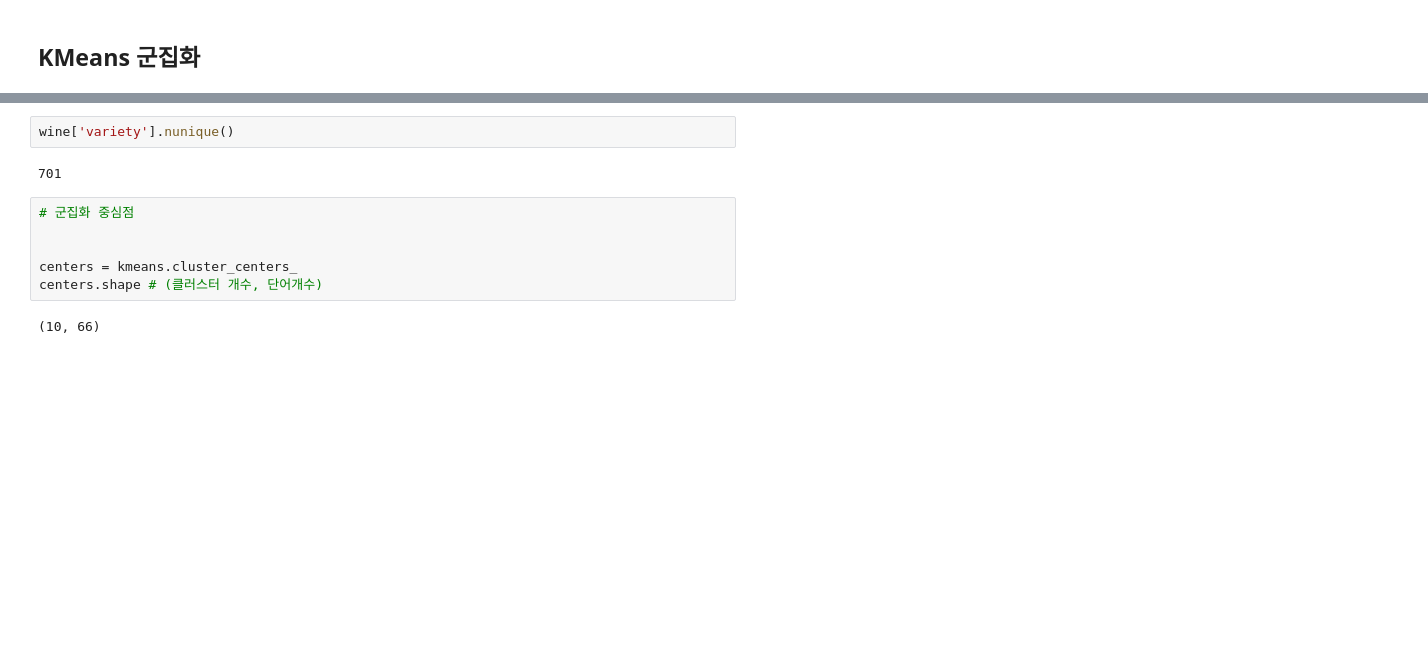
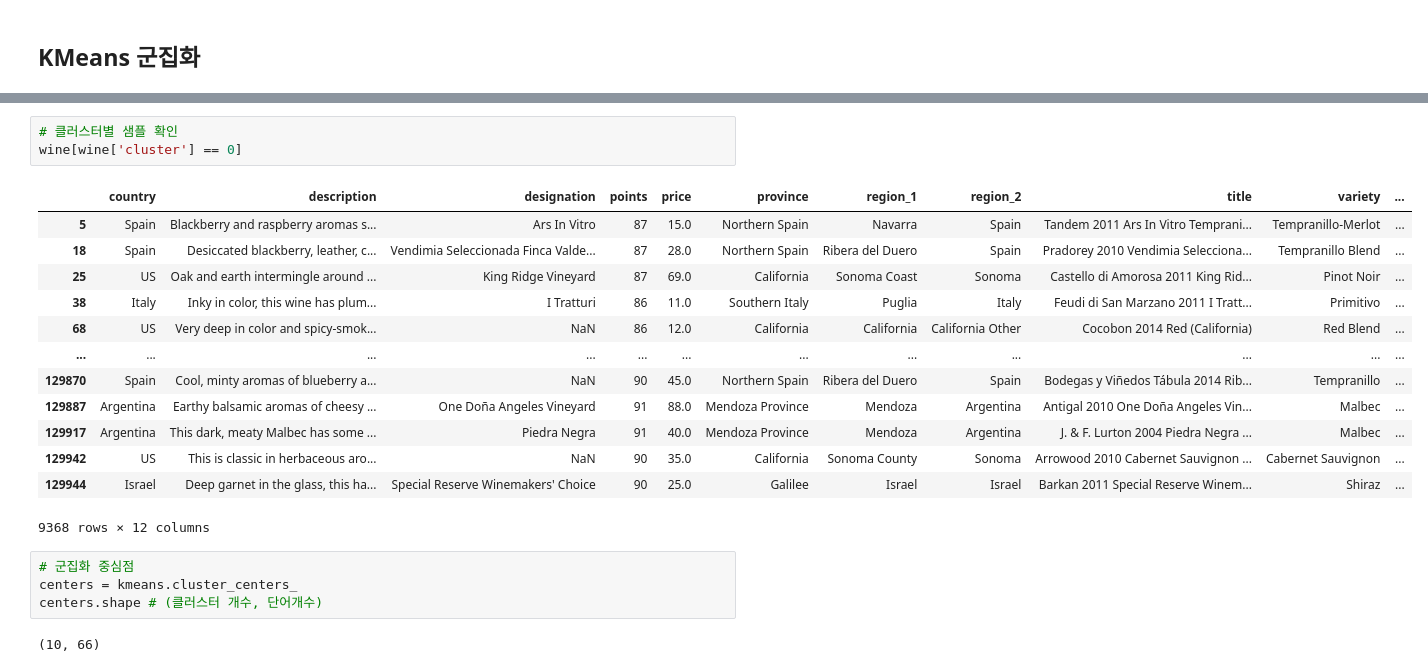
Before and after one commit to yejinlee99/DA36_mini2_Dionysus, a Jupyter notebook: LeeYejin/01_mini2_yejin.ipynb, the cells around one changed output, grey strips where cells are left out. Drawn from its saved outputs; the diff is of its cells as text; blank space fills up the shorter version.

```diff
--- a/LeeYejin/01_mini2_yejin.ipynb
+++ b/LeeYejin/01_mini2_yejin.ipynb
@@ -297,11 +537,22 @@ wine.head()
-# %%
-wine['variety'].nunique()
-# %% [output]
-701
+# %%
+# 클러스터별 샘플 확인
+wine[wine['cluster'] == 0]
+# %% [output]
+|  | country | description | designation | points | price | province | region_1 | region_2 | title | variety | ... |
+| 5 | Spain | Blackberry and raspberry aromas s... | Ars In Vitro | 87 | 15.0 | Northern Spain | Navarra | Spain | Tandem 2011 Ars In Vitro Temprani... | Tempranillo-Merlot | ... |
+| 18 | Spain | Desiccated blackberry, leather, c... | Vendimia Seleccionada Finca Valde... | 87 | 28.0 | Northern Spain | Ribera del Duero | Spain | Pradorey 2010 Vendimia Selecciona... | Tempranillo Blend | ... |
+| 25 | US | Oak and earth intermingle around ... | King Ridge Vineyard | 87 | 69.0 | California | Sonoma Coast | Sonoma | Castello di Amorosa 2011 King Rid... | Pinot Noir | ... |
+| 38 | Italy | Inky in color, this wine has plum... | I Tratturi | 86 | 11.0 | Southern Italy | Puglia | Italy | Feudi di San Marzano 2011 I Tratt... | Primitivo | ... |
+| 68 | US | Very deep in color and spicy-smok... | NaN | 86 | 12.0 | California | California | California Other | Cocobon 2014 Red (California) | Red Blend | ... |
+| ... | ... | ... | ... | ... | ... | ... | ... | ... | ... | ... | ... |
+| 129870 | Spain | Cool, minty aromas of blueberry a... | NaN | 90 | 45.0 | Northern Spain | Ribera del Duero | Spain | Bodegas y Viñedos Tábula 2014 Rib... | Tempranillo | ... |
+| 129887 | Argentina | Earthy balsamic aromas of cheesy ... | One Doña Angeles Vineyard | 91 | 88.0 | Mendoza Province | Mendoza | Argentina | Antigal 2010 One Doña Angeles Vin... | Malbec | ... |
+| 129917 | Argentina | This dark, meaty Malbec has some ... | Piedra Negra | 91 | 40.0 | Mendoza Province | Mendoza | Argentina | J. & F. Lurton 2004 Piedra Negra ... | Malbec | ... |
+| 129942 | US | This is classic in herbaceous aro... | NaN | 90 | 35.0 | California | Sonoma County | Sonoma | Arrowood 2010 Cabernet Sauvignon ... | Cabernet Sauvignon | ... |
+| 129944 | Israel | Deep garnet in the glass, this ha... | Special Reserve Winemakers' Choice | 90 | 25.0 | Galilee | Israel | Israel | Barkan 2011 Special Reserve Winem... | Shiraz | ... |
+9368 rows × 12 columns
 # %%
 # 군집화 중심점
-
-
 centers = kmeans.cluster_centers_
 centers.shape # (클러스터 개수, 단어개수)
 # %% [output]
```
Also changed, not shown: parts of 20 cells of this notebook.
